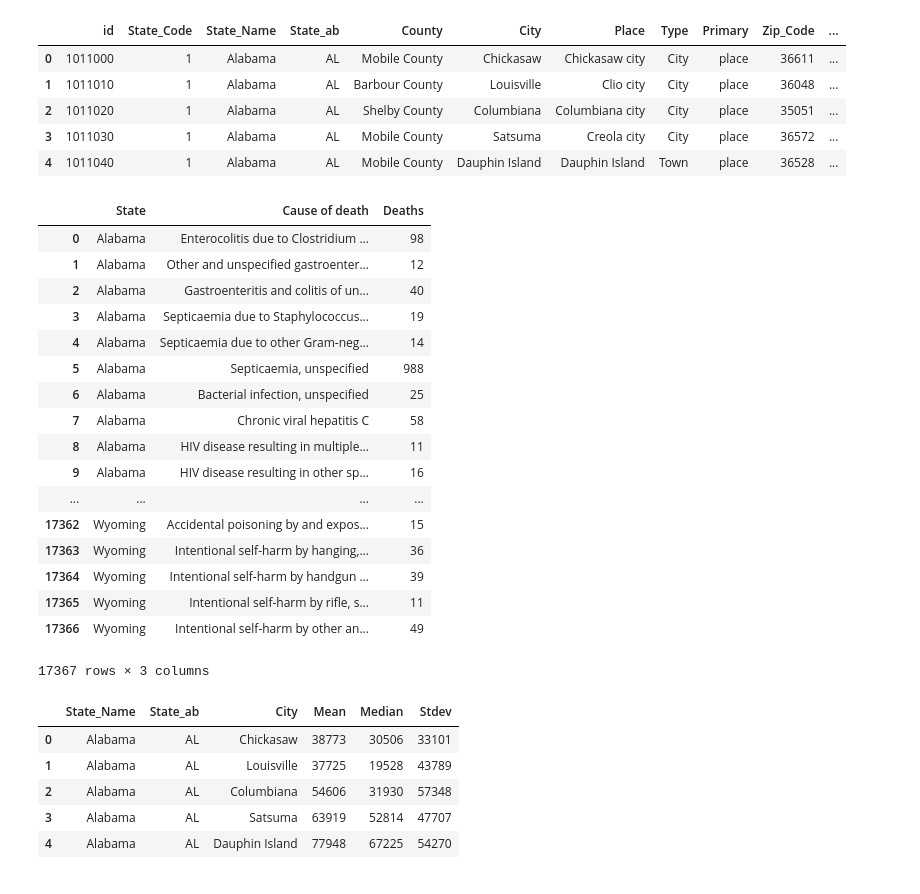
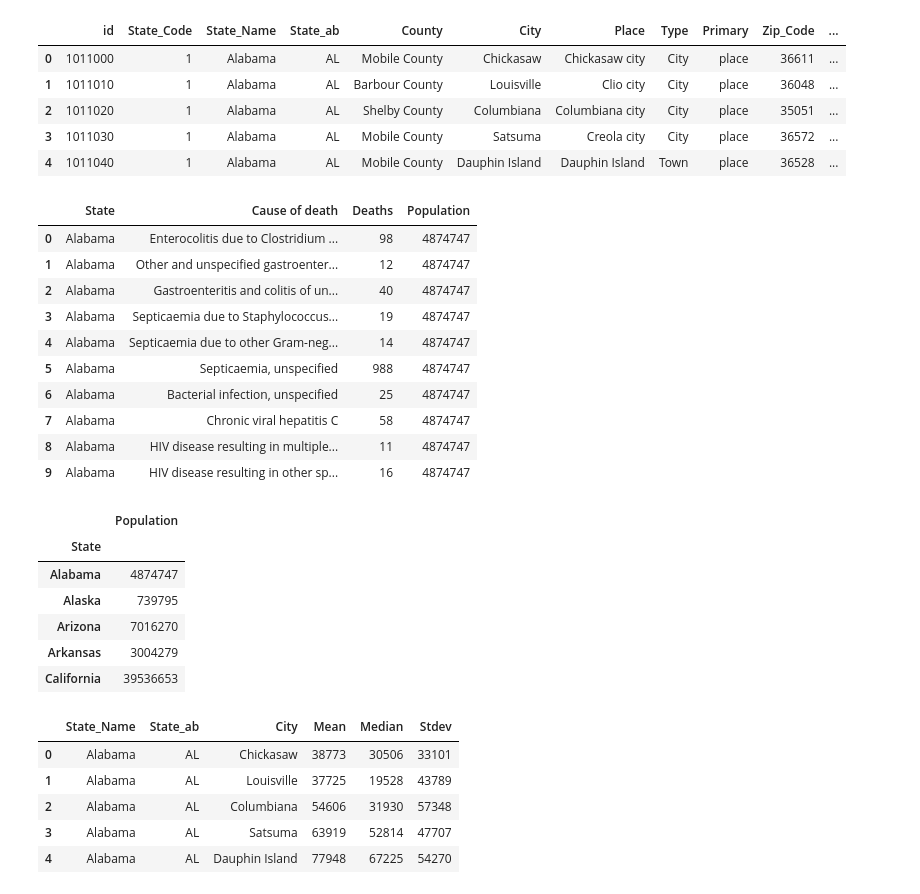
Before and after one commit to MojoJoe33/group_EZ_street, a Jupyter notebook: DataFrames.ipynb, the cells around one changed output. Cells and saved outputs as stored; diff of their text form; code cells hidden in the pictures.

```diff
--- a/DataFrames.ipynb
+++ b/DataFrames.ipynb
@@ -28,25 +33,32 @@ income_data.head()
 | 3 | 1011030 | 1 | Alabama | AL | Mobile County | Satsuma | Creola city | City | place | 36572 | ... |
 | 4 | 1011040 | 1 | Alabama | AL | Mobile County | Dauphin Island | Dauphin Island | Town | place | 36528 | ... |
 # %%
-death_df = death_data[["State","Cause of death","Deaths"]]
-death_df
+#new deaths dataframe with only relevant info
+death_df = death_data[["State","Cause of death","Deaths", "Population"]]
+death_df.head(10)
 # %% [output]
-|  | State | Cause of death | Deaths |
-| 0 | Alabama | Enterocolitis due to Clostridium ... | 98 |
-| 1 | Alabama | Other and unspecified gastroenter... | 12 |
-| 2 | Alabama | Gastroenteritis and colitis of un... | 40 |
-| 3 | Alabama | Septicaemia due to Staphylococcus... | 19 |
-| 4 | Alabama | Septicaemia due to other Gram-neg... | 14 |
-| 5 | Alabama | Septicaemia, unspecified | 988 |
-| 6 | Alabama | Bacterial infection, unspecified | 25 |
-| 7 | Alabama | Chronic viral hepatitis C | 58 |
-| 8 | Alabama | HIV disease resulting in multiple... | 11 |
-| 9 | Alabama | HIV disease resulting in other sp... | 16 |
-| ... | ... | ... | ... |
-| 17362 | Wyoming | Accidental poisoning by and expos... | 15 |
-| 17363 | Wyoming | Intentional self-harm by hanging,... | 36 |
-| 17364 | Wyoming | Intentional self-harm by handgun ... | 39 |
-| 17365 | Wyoming | Intentional self-harm by rifle, s... | 11 |
-| 17366 | Wyoming | Intentional self-harm by other an... | 49 |
+|  | State | Cause of death | Deaths | Population |
+| 0 | Alabama | Enterocolitis due to Clostridium ... | 98 | 4874747 |
+| 1 | Alabama | Other and unspecified gastroenter... | 12 | 4874747 |
+| 2 | Alabama | Gastroenteritis and colitis of un... | 40 | 4874747 |
+| 3 | Alabama | Septicaemia due to Staphylococcus... | 19 | 4874747 |
+| 4 | Alabama | Septicaemia due to other Gram-neg... | 14 | 4874747 |
+| 5 | Alabama | Septicaemia, unspecified | 988 | 4874747 |
+| 6 | Alabama | Bacterial infection, unspecified | 25 | 4874747 |
+| 7 | Alabama | Chronic viral hepatitis C | 58 | 4874747 |
+| 8 | Alabama | HIV disease resulting in multiple... | 11 | 4874747 |
+| 9 | Alabama | HIV disease resulting in other sp... | 16 | 4874747 |
-17367 rows × 3 columns
+# %%
+#getting total death popualtions
+death_pop = death_df[['State','Population']].groupby('State').mean()
+
+death_pop.head()
+# %% [output]
+|  | Population |
+| State |  |
+| Alabama | 4874747 |
+| Alaska | 739795 |
+| Arizona | 7016270 |
+| Arkansas | 3004279 |
+| California | 39536653 |
 # %%
```
Also changed, not shown: parts of 18 cells of this notebook, 8 other files.
